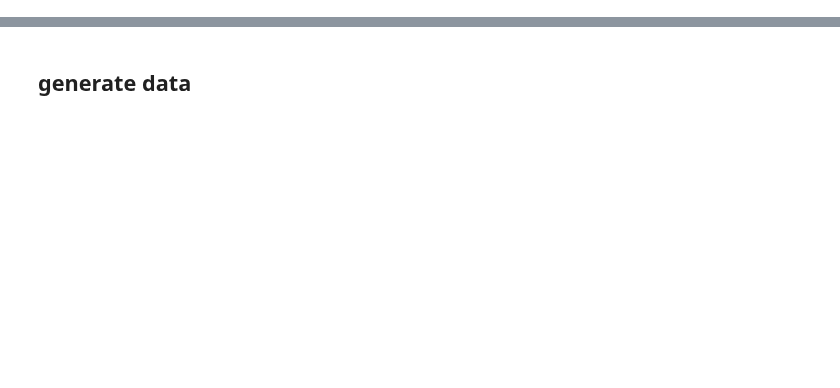
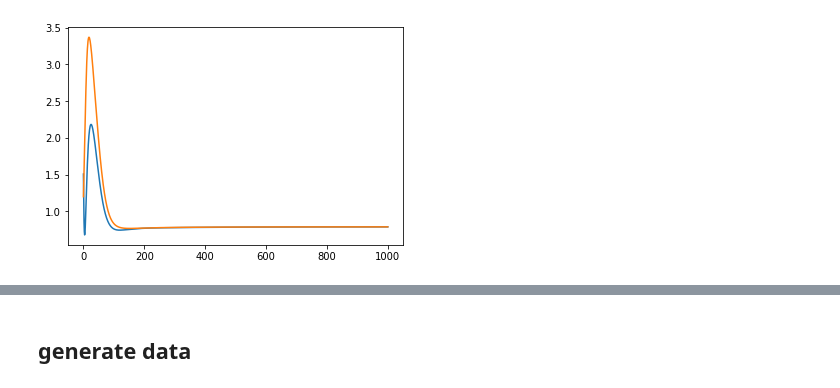
Before and after one commit to ratschlab/projects-2020-Neural-SVGD, a Jupyter notebook: Chasing errors.ipynb, the cells around one changed output, grey strips where cells are left out. Saved outputs shown, nothing was run; the diff lists cells and outputs as text; code cells hidden in the pictures; blank space fills up the shorter version.

Commit message:
chasing multidim particle bug

```diff
--- a/Chasing errors.ipynb
+++ b/Chasing errors.ipynb
@@ -8,0 +59,39 @@ vkernel_param_update_rule = vmap(kernel_param_update_rule, 1)
+# %%
+log = {
+    "kernel_params": [],
+    "particle_mean": [np.mean(x, axis=0)],
+    "particle_var": [np.var(x, axis=0)]
+}
+
+for i in range(L):
+    x = update(x, logp, stepsize, kernel_param)
+
+    # update
+    kernel = lambda x, y: ard(x, y, kernel_param)
+
+    xnew = []
+    n = x.shape[0]
+    for i, xi in enumerate(x):
+        repeated = np.tile(xi, (n, 1))
+        xnew.append(stepsize * np.sum(phi_j_batched(x, repeated, logp, kernel), axis = 0))
+    xnew = np.array(xnew)
+    xnew += x
+    #####
+    x = xnew
+
+    log["particle_mean"].append(np.mean(x, axis=0))
+    log["particle_var"].append(np.var(x, axis=0))
+# %%
+xout=x
+
+log["particle_mean"] = np.array(log["particle_mean"])
+log["particle_var"] = np.array(log["particle_var"])
+log["kernel_params"] = np.array(log["kernel_params"])
+
+print("vars:")
+print('x: ', np.var(xout, axis=0))
+print('x0:', np.var(x0, axis=0))
+print()
+print("means:")
+print('x: ', np.mean(xout, axis=0))
+print('x0:', np.mean(x0, axis=0) + 10)
@@ -8,0 +106,4 @@ vkernel_param_update_rule = vmap(kernel_param_update_rule, 1)
+# %%
+_ = plt.plot(log["particle_var"])
+# %% [output]
+[figure, added]
```
Also changed, not shown: parts of 25 cells of this notebook, 8 other files.
